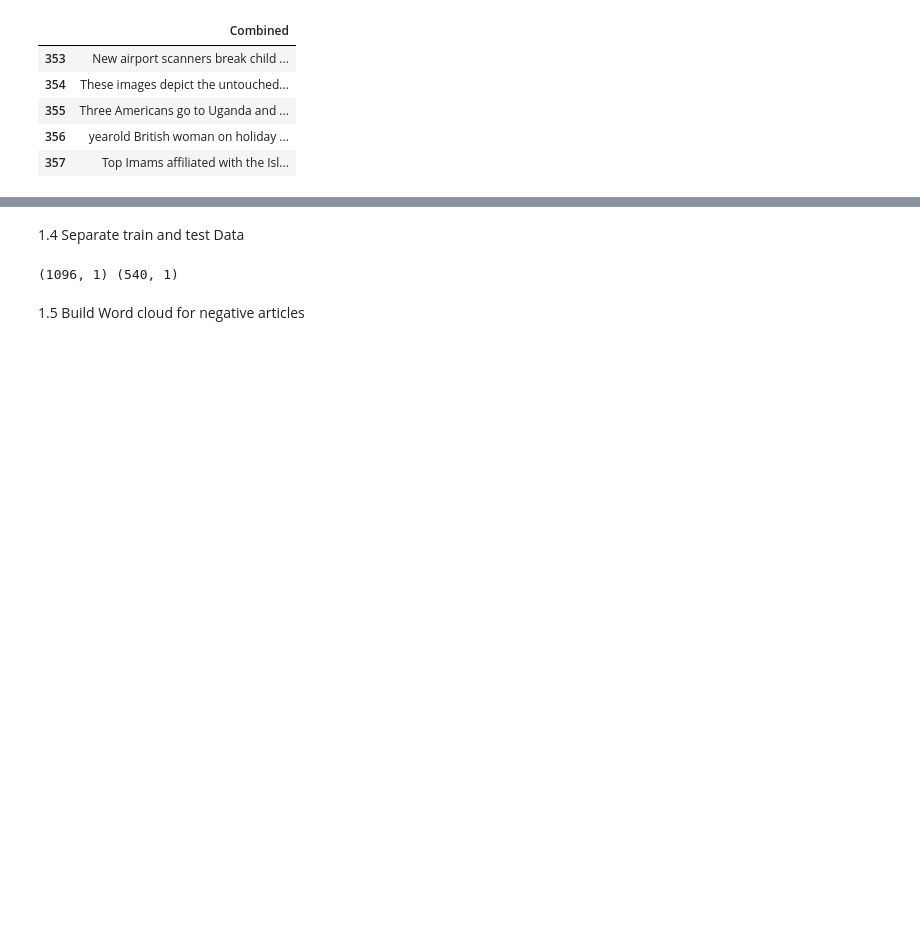
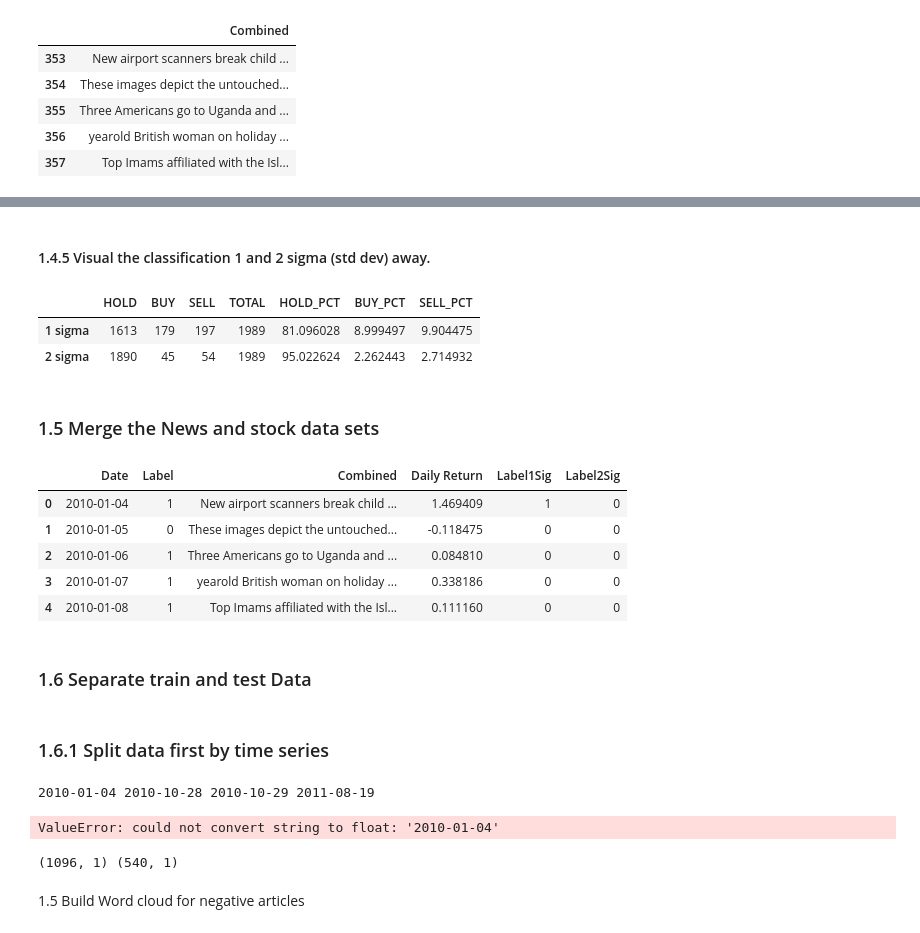
Before and after one commit to patricksalazar/stocknews, a Jupyter notebook: 1. Baseline.ipynb, the cells around one changed output, grey strips where cells are left out. Saved outputs shown, nothing was run; the diff lists cells and outputs as text; code cells hidden in the pictures; blank space fills up the shorter version.

```diff
--- a/1. Baseline.ipynb
+++ b/1. Baseline.ipynb
@@ -83,2 +167,28 @@ X.head()
+# %% [markdown]
+#### 1.4.5 Visual the classification 1 and 2 sigma (std dev) away.
+# %%
+classifier_df = pd.DataFrame(columns=['HOLD', 'BUY', 'SELL', 'TOTAL'], index=['1 sigma', '2 sigma'],
+                            data=[[len(labled_df[labled_df['Label1Sig'] == 0]),len(labled_df[labled_df['Label1Sig'] == 1]),len(labled_df[labled_df['Label1Sig'] == -1]),len(labled_df)],
+                                 [len(labled_df[labled_df['Label2Sig'] == 0]),len(labled_df[labled_df['Label2Sig'] == 1]),len(labled_df[labled_df['Label2Sig'] == -1]),len(labled_df)]])
+classifier_df['HOLD_PCT'] = classifier_df['HOLD']/classifier_df['TOTAL']*100
+classifier_df['BUY_PCT'] = classifier_df['BUY']/classifier_df['TOTAL']*100
+classifier_df['SELL_PCT'] = classifier_df['SELL']/classifier_df['TOTAL']*100
+classifier_df
+# %% [output]
+|  | HOLD | BUY | SELL | TOTAL | HOLD_PCT | BUY_PCT | SELL_PCT |
+| 1 sigma | 1613 | 179 | 197 | 1989 | 81.096028 | 8.999497 | 9.904475 |
+| 2 sigma | 1890 | 45 | 54 | 1989 | 95.022624 | 2.262443 | 2.714932 |
+# %% [markdown]
+### 1.5 Merge the News and stock data sets
+# %%
+merge_df = pd.merge(clean_df, labled_df[['Date','Daily Return', 'Label1Sig', 'Label2Sig']], on='Date')
+merge_df.head()
+# %% [output]
+|  | Date | Label | Combined | Daily Return | Label1Sig | Label2Sig |
+| 0 | 2010-01-04 | 1 | New airport scanners break child ... | 1.469409 | 1 | 0 |
+| 1 | 2010-01-05 | 0 | These images depict the untouched... | -0.118475 | 0 | 0 |
+| 2 | 2010-01-06 | 1 | Three Americans go to Uganda and ... | 0.084810 | 0 | 0 |
+| 3 | 2010-01-07 | 1 | yearold British woman on holiday ... | 0.338186 | 0 | 0 |
+| 4 | 2010-01-08 | 1 | Top Imams affiliated with the Isl... | 0.111160 | 0 | 0 |
 # %% [markdown]
-1.4 Separate train and test Data
+### 1.6 Separate train and test Data
@@ -84,0 +199,17 @@ X.head()
+# %% [markdown]
+### 1.6.1 Split data first by time series
+# %%
+tscv = TimeSeriesSplit(n_splits=7)
+sampling_strategy = 'majority'
+cc = ClusterCentroids(sampling_strategy='str',ratio='majority')
+tl = TomekLinks(ratio='majority')
+
+for train_index, test_index in tscv.split(X):
+    X_train, X_test = X.iloc[train_index,:], X.iloc[test_index,:]
+    y_train, y_test = y[train_index], y[test_index]
+    print(X_train.iloc[0,0],X_train.iloc[-1,0],X_test.iloc[0,0],X_test.iloc[-1,0])
+    X_resampled, y_resampled = tl.fit_resample(X_train.iloc[:,0], y_train)
+    print(X_resampled.shape, y_resampled.shape)
+# %% [output]
+2010-01-04 2010-10-28 2010-10-29 2011-08-19
+ValueError: could not convert string to float: '2010-01-04'
```
Also changed, not shown: parts of 20 cells of this notebook, 4 other files.
